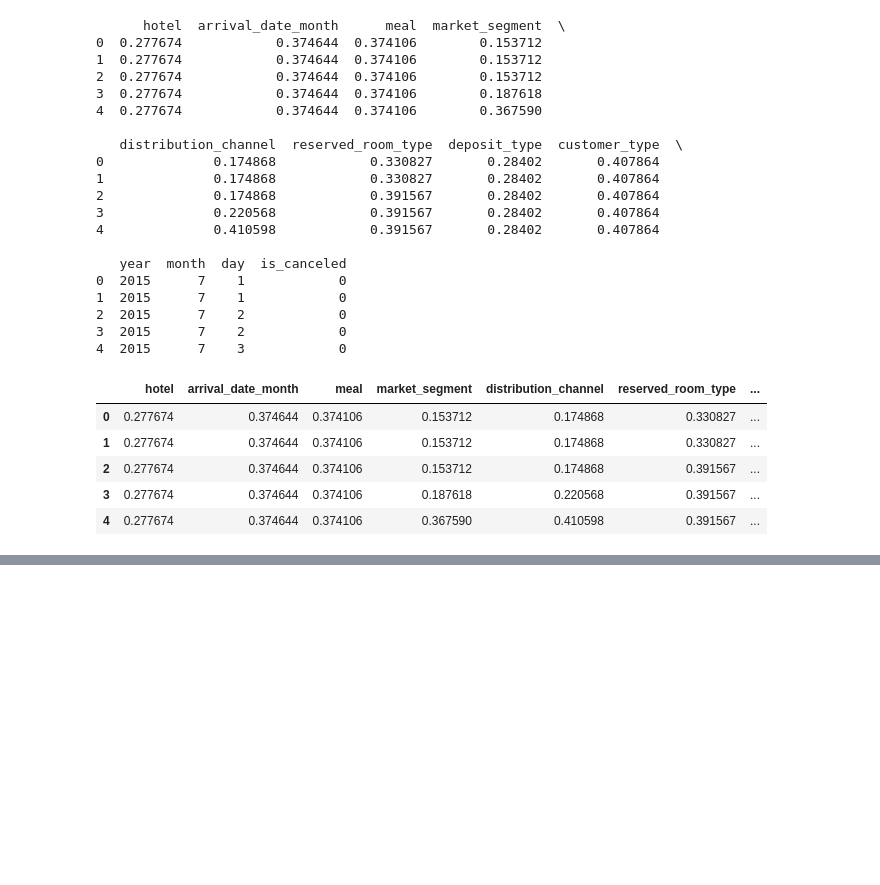
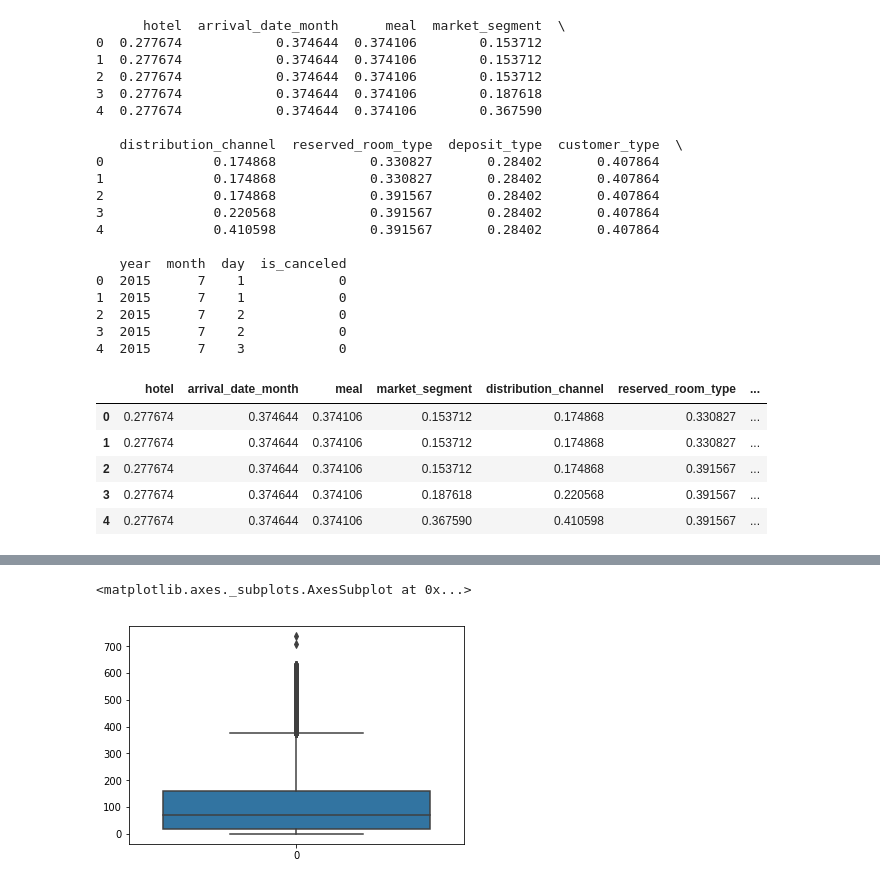
Before and after one commit to solomonsh/-Project-1---Predict-the-cancellation-of-Hotel-Booking, a Jupyter notebook: Hotel1.ipynb, the cells around one changed output, grey strips where cells are left out. Saved outputs shown, nothing was run; the diff lists cells and outputs as text; code cells hidden in the pictures; blank space fills up the shorter version.

```diff
--- a/Hotel1.ipynb
+++ b/Hotel1.ipynb
@@ -479,0 +516,5 @@ SyntaxError: invalid syntax (<ipython-input-78-aa3e55381a92>, line 2)
+# %%
+sns.boxplot(data=merged_dfs['lead_time'])
+# %% [output]
+<matplotlib.axes._subplots.AxesSubplot at 0x...>
+[figure, added]
```
Also changed, not shown: parts of 9 cells of this notebook.
